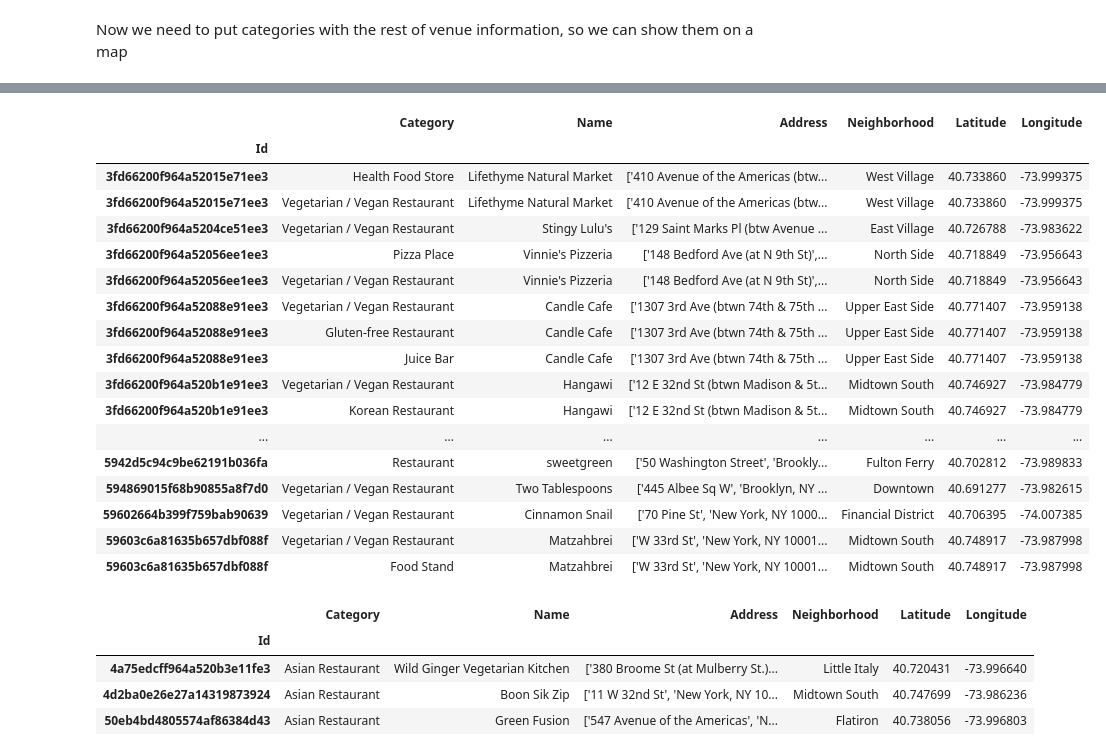
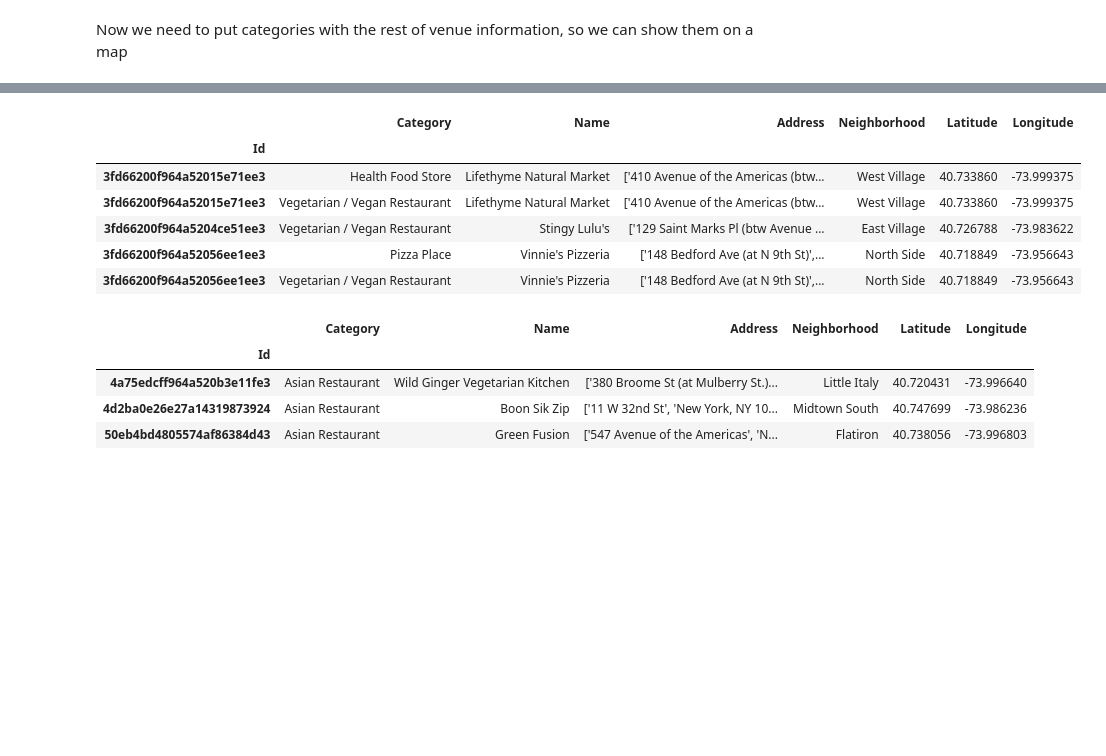
Before and after one commit to angelhe903/Coursera_Capstone, a Jupyter notebook: Project_notebook.ipynb, the cells around one changed output, grey strips where cells are left out. Drawn from its saved outputs; the diff is of its cells as text; code cells hidden in the pictures; blank space fills up the shorter version.

```diff
--- a/Project_notebook.ipynb
+++ b/Project_notebook.ipynb
@@ -508,27 +485,16 @@ veg_food2
 # %%
 # join veg_food2 and veg_food_cat so we have a dataframe that contains all the info for each venue
 df_all = veg_food_cat.set_index('Id').join(veg_food2.set_index('Id'),lsuffix='_c').drop(['Name_c'],axis=1)
-df_all
+df_all.head()
 # df_all.shape # 564 rows
 # %% [output]
 |  | Category | Name | Address | Neighborhood | Latitude | Longitude |
 | Id |  |  |  |  |  |  |
 | 3fd66200f964a52015e71ee3 | Health Food Store | Lifethyme Natural Market | ['410 Avenue of the Americas (btw... | West Village | 40.733860 | -73.999375 |
 | 3fd66200f964a52015e71ee3 | Vegetarian / Vegan Restaurant | Lifethyme Natural Market | ['410 Avenue of the Americas (btw... | West Village | 40.733860 | -73.999375 |
 | 3fd66200f964a5204ce51ee3 | Vegetarian / Vegan Restaurant | Stingy Lulu's | ['129 Saint Marks Pl (btw Avenue ... | East Village | 40.726788 | -73.983622 |
 | 3fd66200f964a52056ee1ee3 | Pizza Place | Vinnie's Pizzeria | ['148 Bedford Ave (at N 9th St)',... | North Side | 40.718849 | -73.956643 |
 | 3fd66200f964a52056ee1ee3 | Vegetarian / Vegan Restaurant | Vinnie's Pizzeria | ['148 Bedford Ave (at N 9th St)',... | North Side | 40.718849 | -73.956643 |
-| 3fd66200f964a52088e91ee3 | Vegetarian / Vegan Restaurant | Candle Cafe | ['1307 3rd Ave (btwn 74th & 75th ... | Upper East Side | 40.771407 | -73.959138 |
-| 3fd66200f964a52088e91ee3 | Gluten-free Restaurant | Candle Cafe | ['1307 3rd Ave (btwn 74th & 75th ... | Upper East Side | 40.771407 | -73.959138 |
-| 3fd66200f964a52088e91ee3 | Juice Bar | Candle Cafe | ['1307 3rd Ave (btwn 74th & 75th ... | Upper East Side | 40.771407 | -73.959138 |
-| 3fd66200f964a520b1e91ee3 | Vegetarian / Vegan Restaurant | Hangawi | ['12 E 32nd St (btwn Madison & 5t... | Midtown South | 40.746927 | -73.984779 |
-| 3fd66200f964a520b1e91ee3 | Korean Restaurant | Hangawi | ['12 E 32nd St (btwn Madison & 5t... | Midtown South | 40.746927 | -73.984779 |
-| ... | ... | ... | ... | ... | ... | ... |
-| 5942d5c94c9be62191b036fa | Restaurant | sweetgreen | ['50 Washington Street', 'Brookly... | Fulton Ferry | 40.702812 | -73.989833 |
-| 594869015f68b90855a8f7d0 | Vegetarian / Vegan Restaurant | Two Tablespoons | ['445 Albee Sq W', 'Brooklyn, NY ... | Downtown | 40.691277 | -73.982615 |
-| 59602664b399f759bab90639 | Vegetarian / Vegan Restaurant | Cinnamon Snail | ['70 Pine St', 'New York, NY 1000... | Financial District | 40.706395 | -74.007385 |
-| 59603c6a81635b657dbf088f | Vegetarian / Vegan Restaurant | Matzahbrei | ['W 33rd St', 'New York, NY 10001... | Midtown South | 40.748917 | -73.987998 |
-| 59603c6a81635b657dbf088f | Food Stand | Matzahbrei | ['W 33rd St', 'New York, NY 10001... | Midtown South | 40.748917 | -73.987998 |
 # %%
 # make separate dataframes for the categories and put in a dictionary. this is useful for \
 # creating the layered map
```
Also changed, not shown: parts of 4 cells of this notebook.
